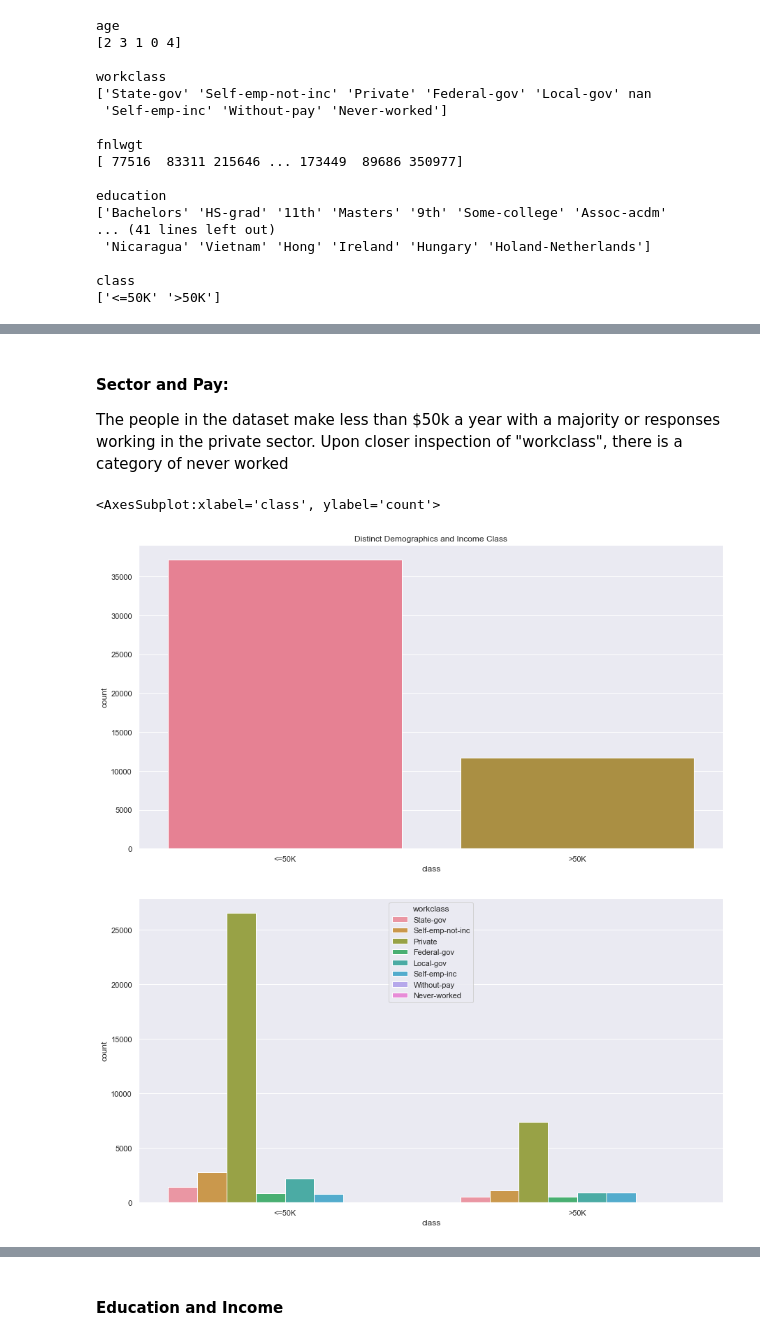
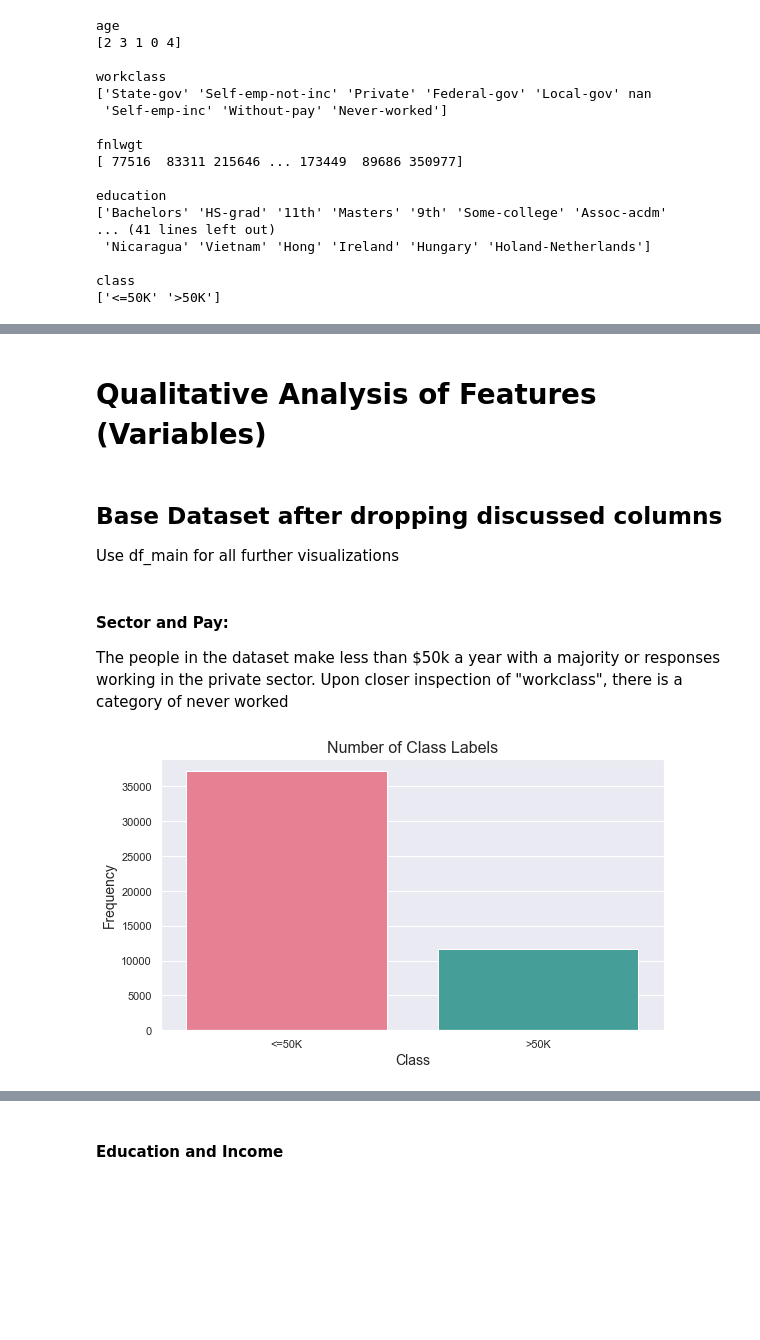
Before and after one commit to plasticfruittree/SciComp_Project, a Jupyter notebook: Main.ipynb, the cells around one changed output, grey strips where cells are left out. Saved outputs shown, nothing was run; the diff lists cells and outputs as text; code cells hidden in the pictures; blank space fills up the shorter version.

```diff
--- a/Main.ipynb
+++ b/Main.ipynb
@@ -86,0 +82,3 @@ df2.head(3)
+# %%
+df_NonDecriminatory = df.drop(columns=['race', 'sex', 'native-country'])
+df_NonDecriminatory.head()
@@ -86,0 +94,3 @@ df2.head(3)
+# %%
+df_rm_fnlwgt = df_NonDecriminatory.drop(columns=['fnlwgt'])
+df_rm_fnlwgt.head()
@@ -87,15 +104,24 @@ df2.head(3)
+# %% [markdown]
+# Qualitative Analysis of Features (Variables)
+# %% [markdown]
+## Base Dataset after dropping discussed columns
+
+Use df_main for all further visualizations
+# %%
+df_main = df_rm_fnlwgt
 # %% [markdown]
 #### Sector and Pay:
 The people in the dataset make less than $50k a year with a majority or responses working in the private sector. Upon closer inspection of "workclass", there is a category of never worked
-# %%
-# look at the frequency of each class in y
-rcParams['figure.figsize'] = 15,8
-sns.set_theme(style = "darkgrid", palette= "husl")
-plt.title("Distinct Demographics and Income Class")
-sns.countplot(x="class", data = df2)
-plt.figure(2)
-sns.countplot(x="class", data = df2, hue = "workclass")
-# %% [output]
-<AxesSubplot:xlabel='class', ylabel='count'>
-[figure, removed]
-[figure, removed]
+# %%
+# count the amount of class label amount
+
+fig_class_count = sns.countplot(data = df_main, x = 'class', palette = 'husl')
+# aesthetics
+rcParams['figure.figsize'] = 9,9 # set plot size
+
+fig_class_count.set_title("Number of Class Labels", fontsize = 16)
+fig_class_count.set_xlabel("Class", fontsize = 14)
+fig_class_count.set_ylabel("Frequency", fontsize = 14)
+plt.savefig("classcount.png")
+# %% [output]
+[figure, added]
```
Also changed, not shown: parts of 14 cells of this notebook, 2 other files.
